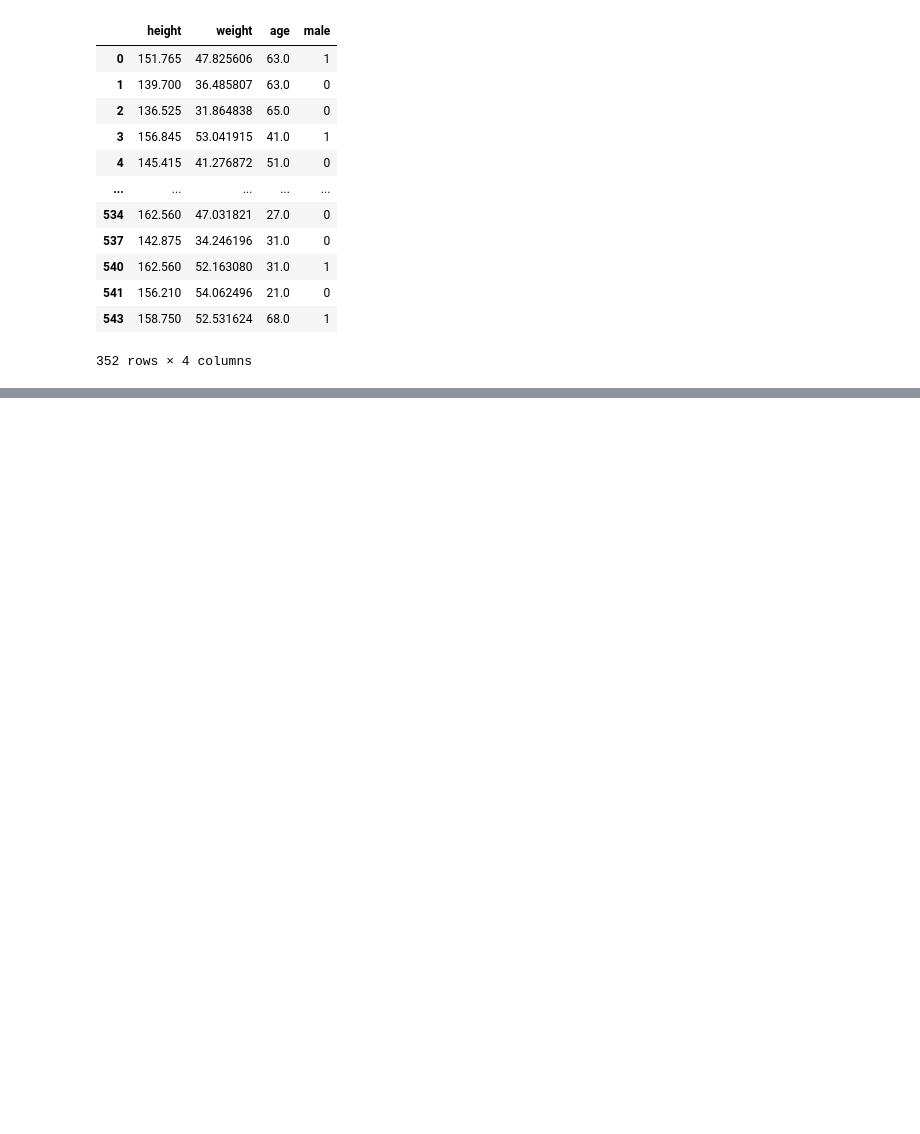
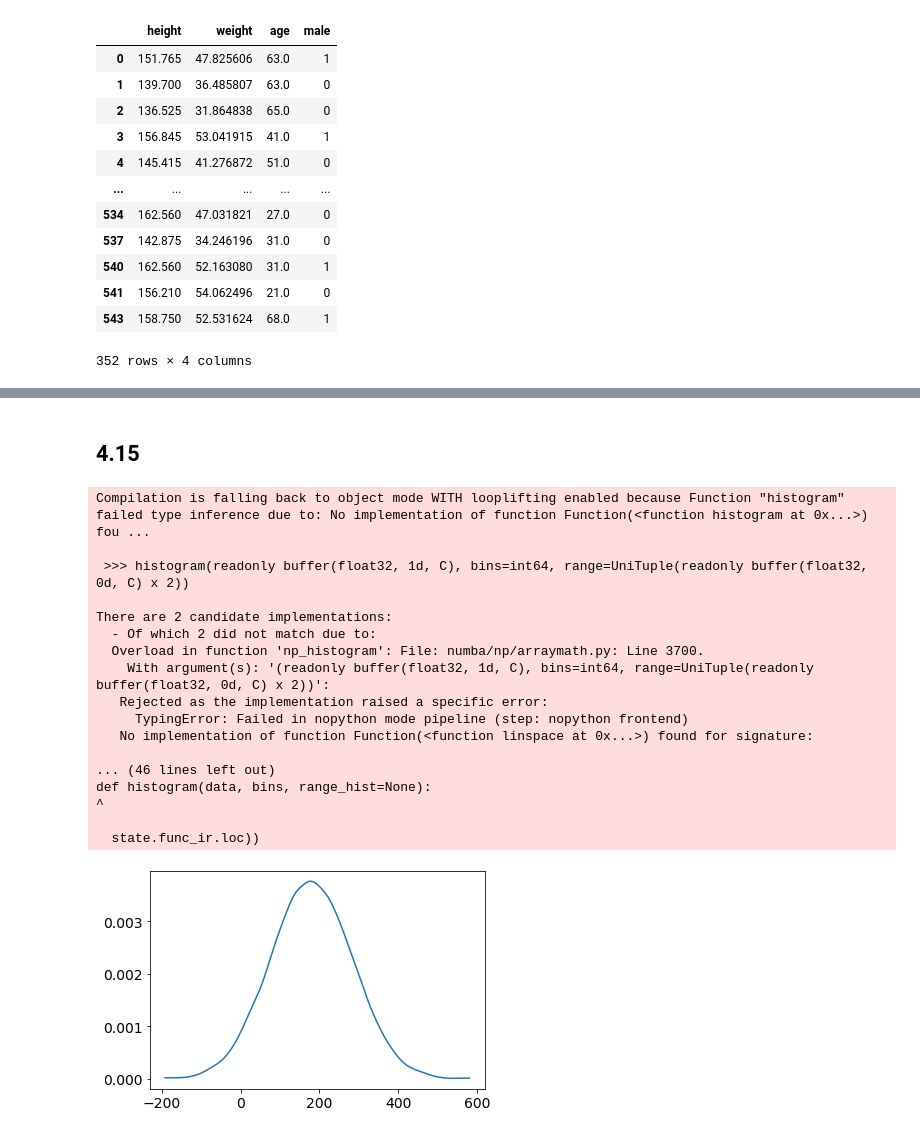
Before and after one commit to 8wgf3b/books, a Jupyter notebook: stat_rethink/Chap4.ipynb, the cells around one changed output, grey strips where cells are left out. Saved outputs shown, nothing was run; the diff lists cells and outputs as text; code cells hidden in the pictures; blank space fills up the shorter version.

```diff
--- a/stat_rethink/Chap4.ipynb
+++ b/stat_rethink/Chap4.ipynb
@@ -135,0 +160,27 @@ d2
+# %% [markdown]
+## 4.15
+# %%
+sample_mu = dist.Normal(178, 100).sample(random.PRNGKey(0), (int(1e4),))
+samplestd = dist.Uniform(0, 50).sample(random.PRNGKey(1), (10000,))
+prior_h = dist.Normal(sample_mu, samplestd).sample(random.PRNGKey(2))
+az.plot_kde(prior_h)
+plt.show()
+# %% [output]
+Compilation is falling back to object mode WITH looplifting enabled because Function "histogram" failed type inference due to: No implementation of function Function(<function histogram at 0x...>) fou ...
+
+ >>> histogram(readonly buffer(float32, 1d, C), bins=int64, range=UniTuple(readonly buffer(float32, 0d, C) x 2))
+
+There are 2 candidate implementations:
+  - Of which 2 did not match due to:
+  Overload in function 'np_histogram': File: numba/np/arraymath.py: Line 3700.
+    With argument(s): '(readonly buffer(float32, 1d, C), bins=int64, range=UniTuple(readonly buffer(float32, 0d, C) x 2))':
+   Rejected as the implementation raised a specific error:
+     TypingError: Failed in nopython mode pipeline (step: nopython frontend)
+   No implementation of function Function(<function linspace at 0x...>) found for signature:
+
+... (46 lines left out)
+def histogram(data, bins, range_hist=None):
+^
+
+  state.func_ir.loc))
+[figure, added]
```
Also changed, not shown: parts of 11 cells of this notebook.
